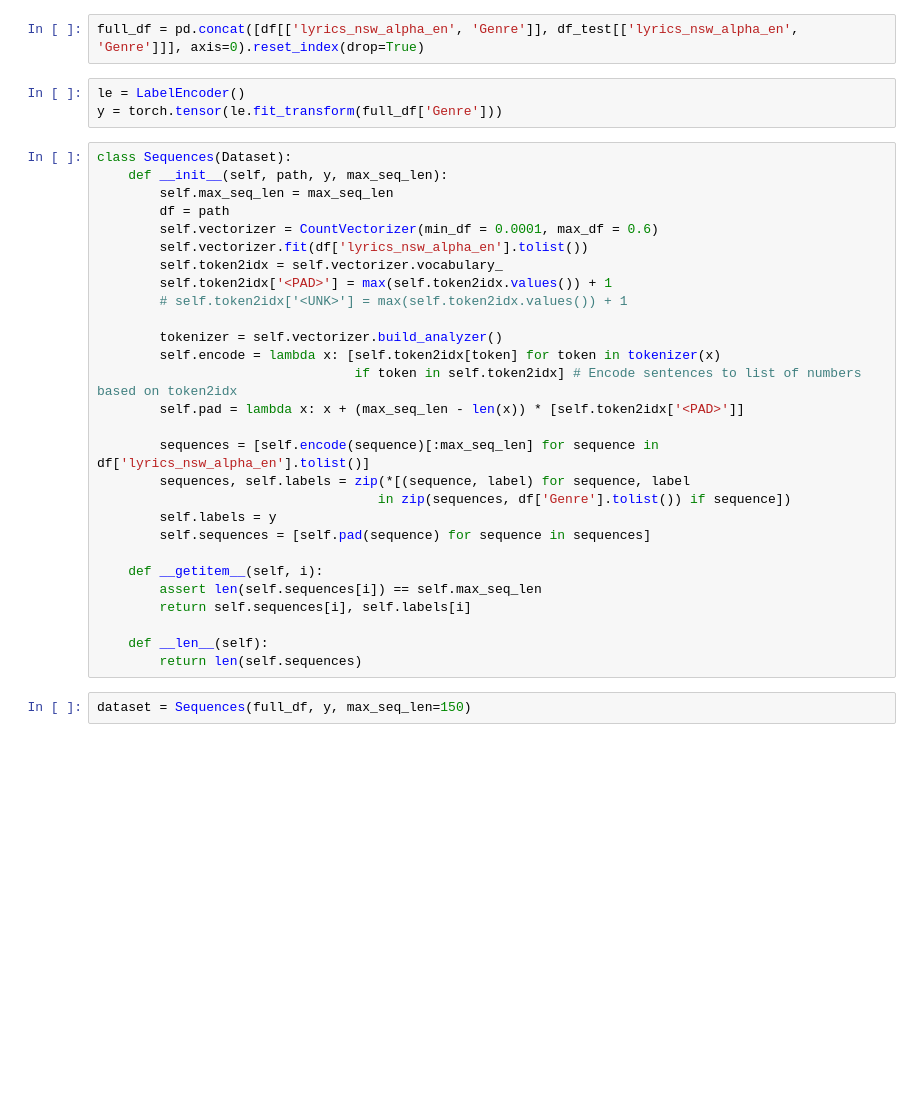
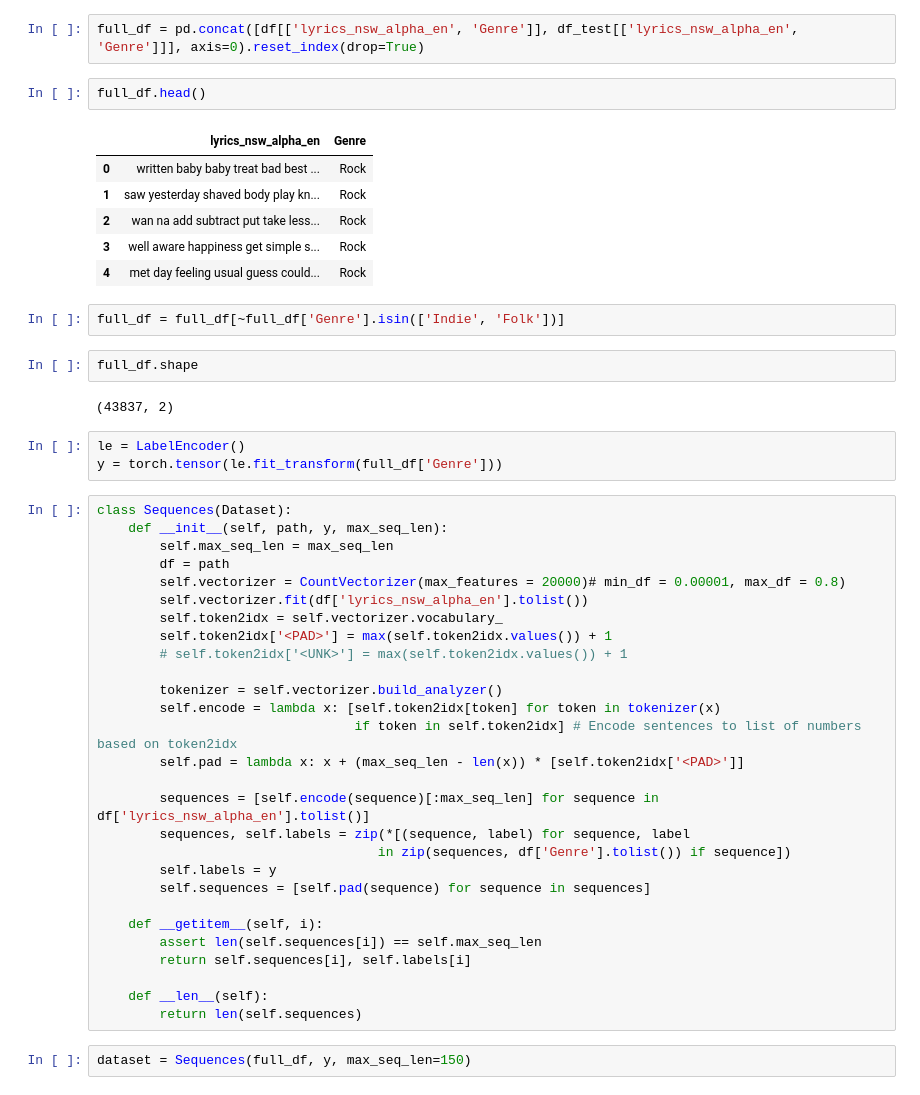
Before and after one commit to ajktym94/genre_classification, a Jupyter notebook: genre_LSTM.ipynb, the cells around one changed output. Drawn from its saved outputs; the diff is of its cells as text; blank space fills up the shorter version.

```diff
--- a/genre_LSTM.ipynb
+++ b/genre_LSTM.ipynb
@@ -47,6 +58,21 @@ df = pd.read_pickle("./nlp_genre/df_bal_kayla.pkl")
 df_test = pd.read_pickle("./nlp_genre/df_test_kayla.pkl")
 # %%
 full_df = pd.concat([df[['lyrics_nsw_alpha_en', 'Genre']], df_test[['lyrics_nsw_alpha_en', 'Genre']]], axis=0).reset_index(drop=True)
+# %%
+full_df.head()
+# %% [output]
+|  | lyrics_nsw_alpha_en | Genre |
+| 0 | written baby baby treat bad best ... | Rock |
+| 1 | saw yesterday shaved body play kn... | Rock |
+| 2 | wan na add subtract put take less... | Rock |
+| 3 | well aware happiness get simple s... | Rock |
+| 4 | met day feeling usual guess could... | Rock |
+# %%
+full_df = full_df[~full_df['Genre'].isin(['Indie', 'Folk'])]
+# %%
+full_df.shape
+# %% [output]
+(43837, 2)
 # %%
 le = LabelEncoder()
 y = torch.tensor(le.fit_transform(full_df['Genre']))
@@ -55,7 +81,7 @@ class Sequences(Dataset):
     def __init__(self, path, y, max_seq_len):
         self.max_seq_len = max_seq_len
         df = path
-        self.vectorizer = CountVectorizer(min_df = 0.0001, max_df = 0.6)
+        self.vectorizer = CountVectorizer(max_features = 20000)# min_df = 0.00001, max_df = 0.8)
         self.vectorizer.fit(df['lyrics_nsw_alpha_en'].tolist())
         self.token2idx = self.vectorizer.vocabulary_
         self.token2idx['<PAD>'] = max(self.token2idx.values()) + 1
```
Also changed, not shown: parts of 15 cells of this notebook, 1 other file.
